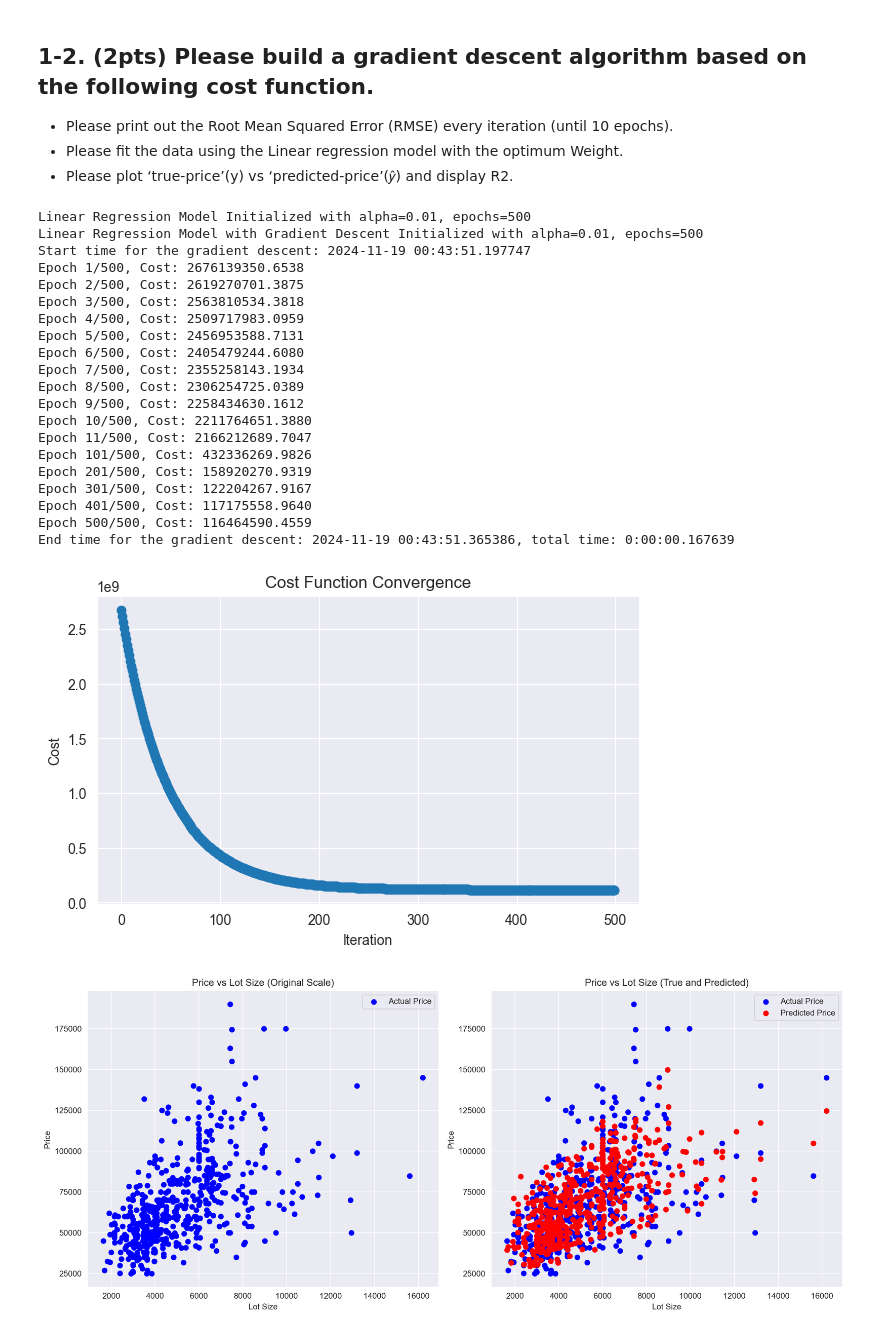
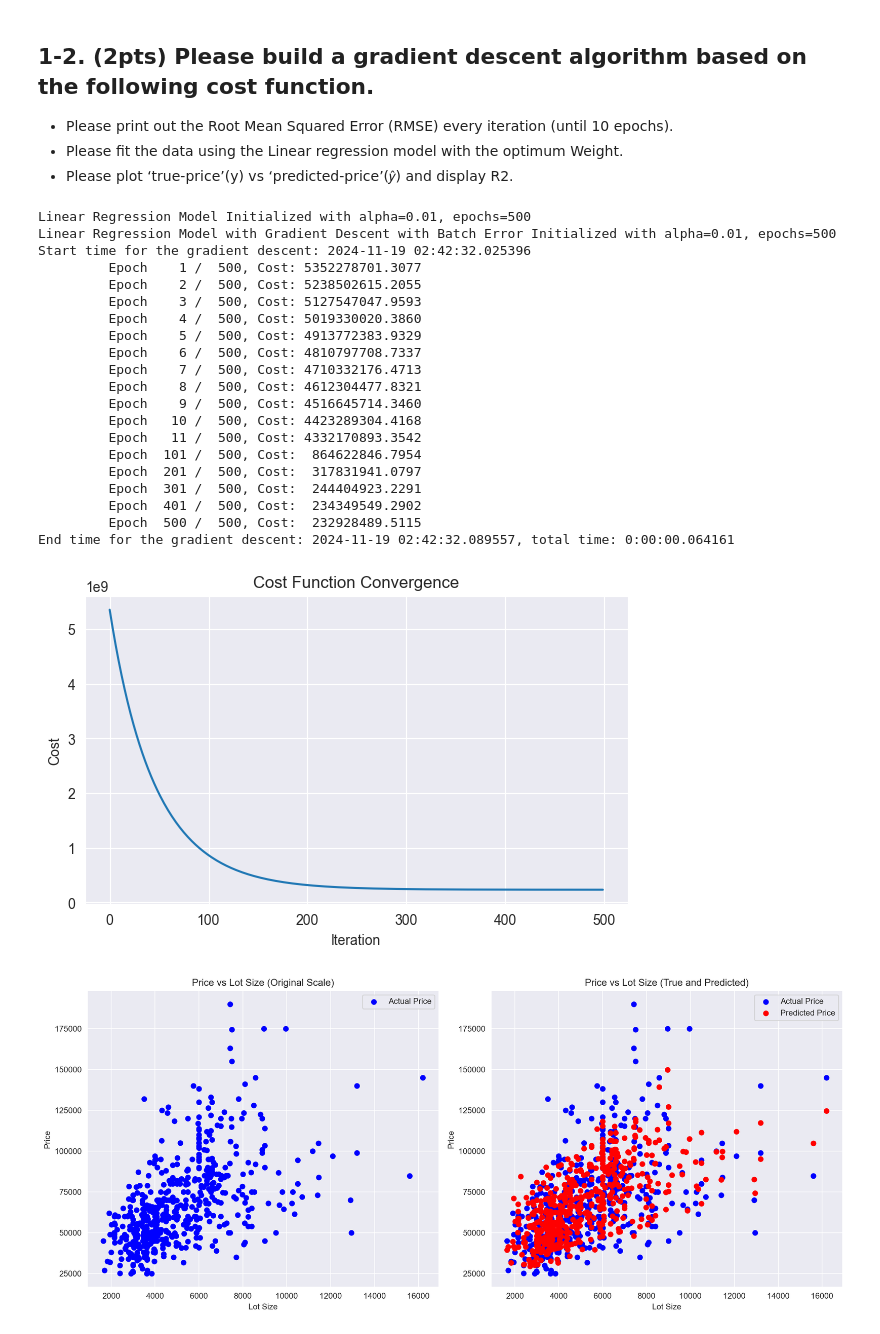
Before and after one commit to anjali-ojha/data-mining, a Jupyter notebook: assignment-3/main.ipynb, the cells around one changed output. Saved outputs shown, nothing was run; the diff lists cells and outputs as text; code cells hidden in the pictures.

```diff
--- a/assignment-3/main.ipynb
+++ b/assignment-3/main.ipynb
@@ -61,13 +61,14 @@ Converting the column from object to int = column ='prefarea'
 | 75% | 82000.000000 | 6360.000000 | 3.000000 | 2.000000 | 2.000000 | 1.000000 | 0.000000 | 1.000000 | 0.000000 | 1.000000 | 1.000000 | ... |
 | max | 190000.000000 | 16200.000000 | 6.000000 | 4.000000 | 4.000000 | 1.000000 | 1.000000 | 1.000000 | 1.000000 | 1.000000 | 3.000000 | ... |
 # %%
+import numpy as np
 X_home, y_home = df[df.columns[1:]], df[df.columns[0]]
 print(f"{X_home.shape = }, {y_home.shape = }")
 
 X_home_mean = X_home.mean()
 X_home_std = X_home.std()
 
-X_home = (X_home - X_home_mean) / X_home_std
+X_home = (X_home - np.mean(X_home, axis=0)) / np.std(X_home, axis=0)
 
 print(f"Training set size: {X_home.shape}")
 # %% [output]
@@ -502,48 +311,64 @@ R2 Score: 0.6727
 # %%
 class LinearRegressionUsingBatchMethod(LinearRegression):
 
     def __init__(self, alpha=0.01, epochs=1000):
         """
-        Linear Regression Model with Gradient Descent.
+        Linear Regression Model with Gradient Descent with the Matrix Based Cost function
         """
         super().__init__(alpha, epochs)
         print(f"Linear Regression Model with Gradient Descent with Batch Error Initialized with alpha={alpha}, epochs={epochs}")
 
     def compute_cost(self, y_actual, y_predictions):
+        """
+        J(w) = (1 / m) * (errors.T * errors)
+        Where:
+        - errors = y_predictions - y_actual (Element-wise difference between predicted and actual values)
+
+        """
         m = len(y_actual)
         errors = y_predictions - y_actual
-        cost = (1 / (2 * m)) * np.dot(errors.T, errors)
+        cost = (1 /  m) * np.dot(errors.T, errors)
         return cost
 
-
+    def update_weights(self, X, y_actual, y_predictions):
+        """
+        Weights are updated using the gradient descent algorithm:
+            w = w - α * ∂J/∂w
+        Where:
+            - α: Learning rate
+            - ∂J/∂w: Gradient of the cost with respect to the weights
+        """
+        m = len(y_actual)
+        gradient = np.dot(X.T, (y_predictions - y_actual)) / m
+        self.weights -= self.alpha * gradient
 
 
 lr = LinearRegressionUsingBatchMethod(alpha=0.01, epochs=500)
 lr.fit(X_home, y_home)
 y_pred = lr.predict(X_home)
 lr.plot_cost()
 # %% [output]
 Linear Regression Model Initialized with alpha=0.01, epochs=500
-Linear Regression Model with Gradient Descent Initialized with alpha=0.01, epochs=500
-Start time for the gradient descent: 2024-11-19 00:43:51.197747
-Epoch 1/500, Cost: 2676139350.6538
-Epoch 2/500, Cost: 2619270701.3875
-Epoch 3/500, Cost: 2563810534.3818
-Epoch 4/500, Cost: 2509717983.0959
-Epoch 5/500, Cost: 2456953588.7131
-Epoch 6/500, Cost: 2405479244.6080
-Epoch 7/500, Cost: 2355258143.1934
-Epoch 8/500, Cost: 2306254725.0389
-Epoch 9/500, Cost: 2258434630.1612
-Epoch 10/500, Cost: 2211764651.3880
-Epoch 11/500, Cost: 2166212689.7047
-Epoch 101/500, Cost: 432336269.9826
-Epoch 201/500, Cost: 158920270.9319
-Epoch 301/500, Cost: 122204267.9167
-Epoch 401/500, Cost: 117175558.9640
-Epoch 500/500, Cost: 116464590.4559
-End time for the gradient descent: 2024-11-19 00:43:51.365386, total time: 0:00:00.167639
+Linear Regression Model with Gradient Descent with Batch Error Initialized with alpha=0.01, epochs=500
+Start time for the gradient descent: 2024-11-19 02:42:32.025396
+         Epoch    1 /  500, Cost: 5352278701.3077
+         Epoch    2 /  500, Cost: 5238502615.2055
+         Epoch    3 /  500, Cost: 5127547047.9593
+         Epoch    4 /  500, Cost: 5019330020.3860
+         Epoch    5 /  500, Cost: 4913772383.9329
+         Epoch    6 /  500, Cost: 4810797708.7337
+         Epoch    7 /  500, Cost: 4710332176.4713
+         Epoch    8 /  500, Cost: 4612304477.8321
+         Epoch    9 /  500, Cost: 4516645714.3460
+         Epoch   10 /  500, Cost: 4423289304.4168
+         Epoch   11 /  500, Cost: 4332170893.3542
+         Epoch  101 /  500, Cost:  864622846.7954
+         Epoch  201 /  500, Cost:  317831941.0797
+         Epoch  301 /  500, Cost:  244404923.2291
+         Epoch  401 /  500, Cost:  234349549.2902
+         Epoch  500 /  500, Cost:  232928489.5115
+End time for the gradient descent: 2024-11-19 02:42:32.089557, total time: 0:00:00.064161
-[figure, old version]
+[figure, new version]
 # %%
 scatter_plot_predictions(df, y_home, y_pred)
 
```
Also changed, not shown: parts of 9 cells of this notebook.
